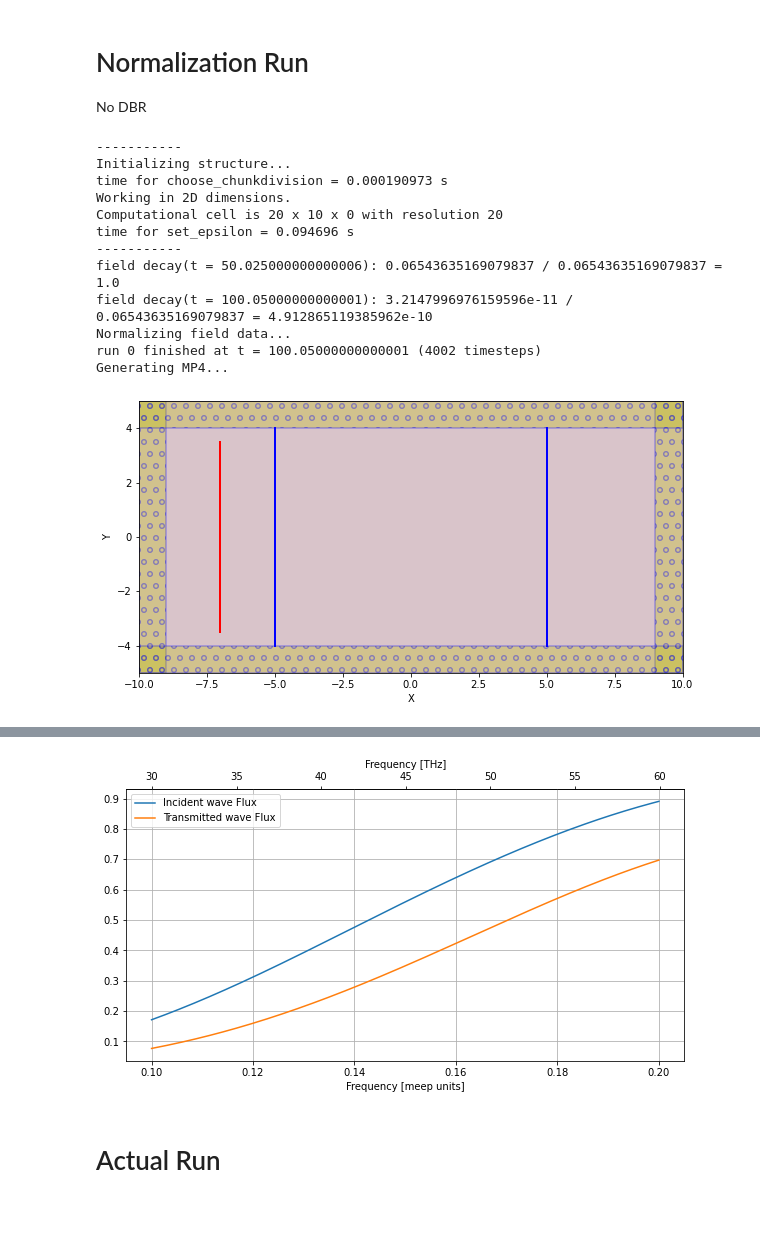
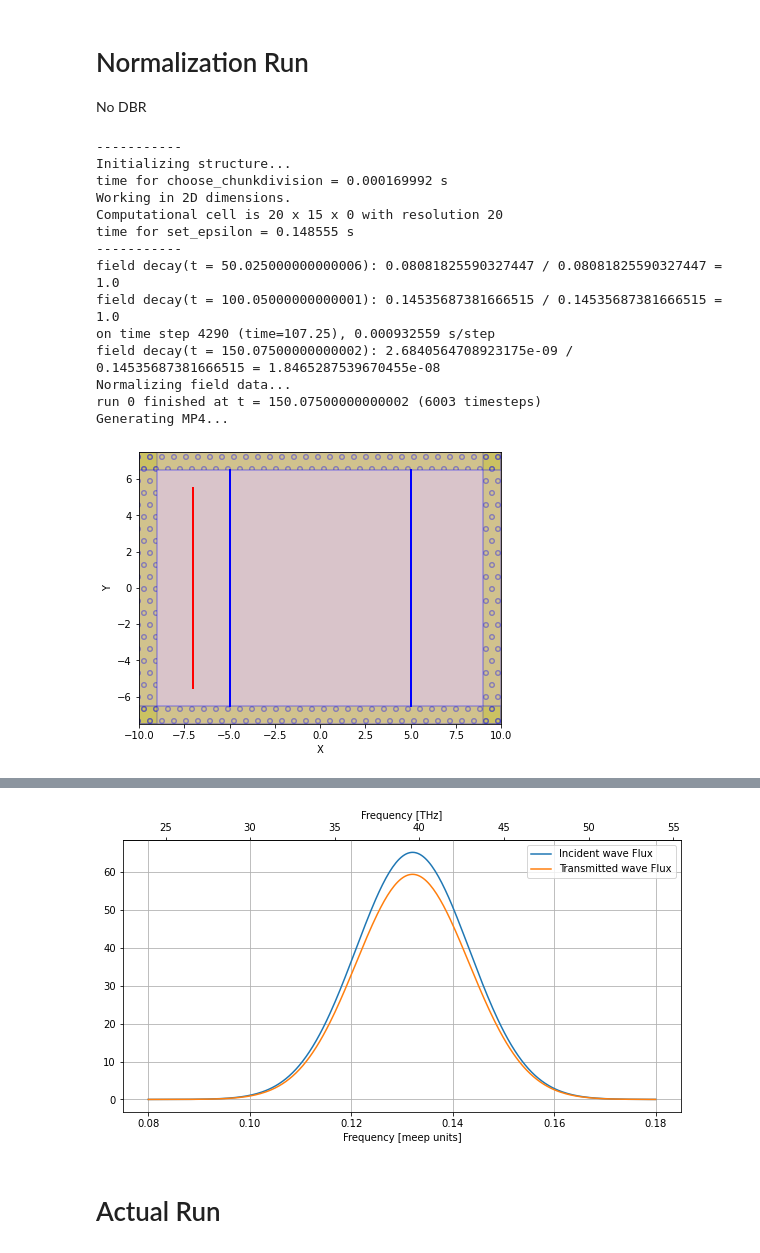
Before and after one commit to leonardocattarin/LabAdvPhotonicsMeep, a Jupyter notebook: Bragg_Reflector/Bragg_Reflector.ipynb, the cells around one changed output, grey strips where cells are left out. Drawn from its saved outputs; the diff is of its cells as text; code cells hidden in the pictures; blank space fills up the shorter version.

```diff
--- a/Bragg_Reflector/Bragg_Reflector.ipynb
+++ b/Bragg_Reflector/Bragg_Reflector.ipynb
@@ -58,7 +58,7 @@ Cell
 #Cell size is in meep units
 #center is in (0,0), ranges in x=(-sx/2,sx/2), y=(-sy/2,sy/2)
 sx = 20
-sy = 10
+sy = 15
 
 cell = mp.Vector3(sx, sy)
 
@@ -98,10 +99,10 @@ Source
 source_x = -bragg_width/2 - 4
 source_y = 0
 
-source_width = 7
+source_width = 11
 
 #note: df is not really the frequency sigma
-f_central = 0.15
+f_central = 0.13
 df = 0.1
 
 
@@ -146,7 +147,7 @@ No DBR
 
 #define sources
 #gaussian pulse with f_central and df
-sources = [mp.Source(mp.GaussianSource(frequency=f_central, fwidth=df*8),
+sources = [mp.Source(mp.GaussianSource(frequency=f_central, fwidth=df),
                      component=mp.Ez,
                      center=mp.Vector3(source_x, source_y),
                      size=mp.Vector3(0, source_width))]
@@ -161,40 +162,42 @@ sim = mp.Simulation(cell_size=cell,
                     resolution=resolution)
 
 # Flux Monitor 1
 incident_fr = mp.FluxRegion(center=mp.Vector3(mon_1_x, 0), size=mp.Vector3(0, mon_1_width, 0))
 incident = sim.add_flux(f_mon_central, df_mon, N_freq, incident_fr)
 
 # Flux Monitor 2
 tran_fr = mp.FluxRegion(center=mp.Vector3(mon_2_x, 0), size=mp.Vector3(0,mon_2_h,0))
 tran = sim.add_flux(f_mon_central, df_mon, N_freq, tran_fr)
 
 animate = mp.Animate2D(sim,
                        fields=mp.Ez,
                        normalize=True,
                        realtime=False,
                        eps_parameters={'alpha':1, 'cmap':'RdBu', 'interpolation':'spline36'},
                        field_parameters={'alpha':0.8, 'cmap':'RdBu', 'interpolation':'spline36'},
                        boundary_parameters={'hatch':'o', 'linewidth':1.5, 'facecolor':'y', 'edgecolor':'b', 'alpha':0.3})
 
 #Simulate
 mp.verbosity(1)
 sim.run(mp.at_every(1, animate), until_after_sources = mp.stop_when_fields_decayed(50, mp.Ez, check_pt, 1e-3))
 
 animate.to_mp4(10, "Ez_norm.mp4")
 # %% [output]
 -----------
 Initializing structure...
-time for choose_chunkdivision = 0.000190973 s
+time for choose_chunkdivision = 0.000169992 s
 Working in 2D dimensions.
-Computational cell is 20 x 10 x 0 with resolution 20
-time for set_epsilon = 0.094696 s
+Computational cell is 20 x 15 x 0 with resolution 20
+time for set_epsilon = 0.148555 s
 -----------
-field decay(t = 50.025000000000006): 0.06543635169079837 / 0.06543635169079837 = 1.0
-field decay(t = 100.05000000000001): 3.2147996976159596e-11 / 0.06543635169079837 = 4.912865119385962e-10
+field decay(t = 50.025000000000006): 0.08081825590327447 / 0.08081825590327447 = 1.0
+field decay(t = 100.05000000000001): 0.14535687381666515 / 0.14535687381666515 = 1.0
+on time step 4290 (time=107.25), 0.000932559 s/step
+field decay(t = 150.07500000000002): 2.6840564708923175e-09 / 0.14535687381666515 = 1.8465287539670455e-08
 Normalizing field data...
-run 0 finished at t = 100.05000000000001 (4002 timesteps)
+run 0 finished at t = 150.07500000000002 (6003 timesteps)
 Generating MP4...
-[figure, old version]
+[figure, new version]
 # %%
 Video("Ez_norm.mp4")
 # %% [output]
@@ -232,7 +235,7 @@ secax.set_xlabel('Frequency [THz]')
 plt.legend()
 plt.grid()
 # %% [output]
-[figure, old version]
+[figure, new version]
 # %%
 sim.reset_meep()
 # %% [markdown]
```
Also changed, not shown: parts of 8 cells of this notebook, 2 other files.
